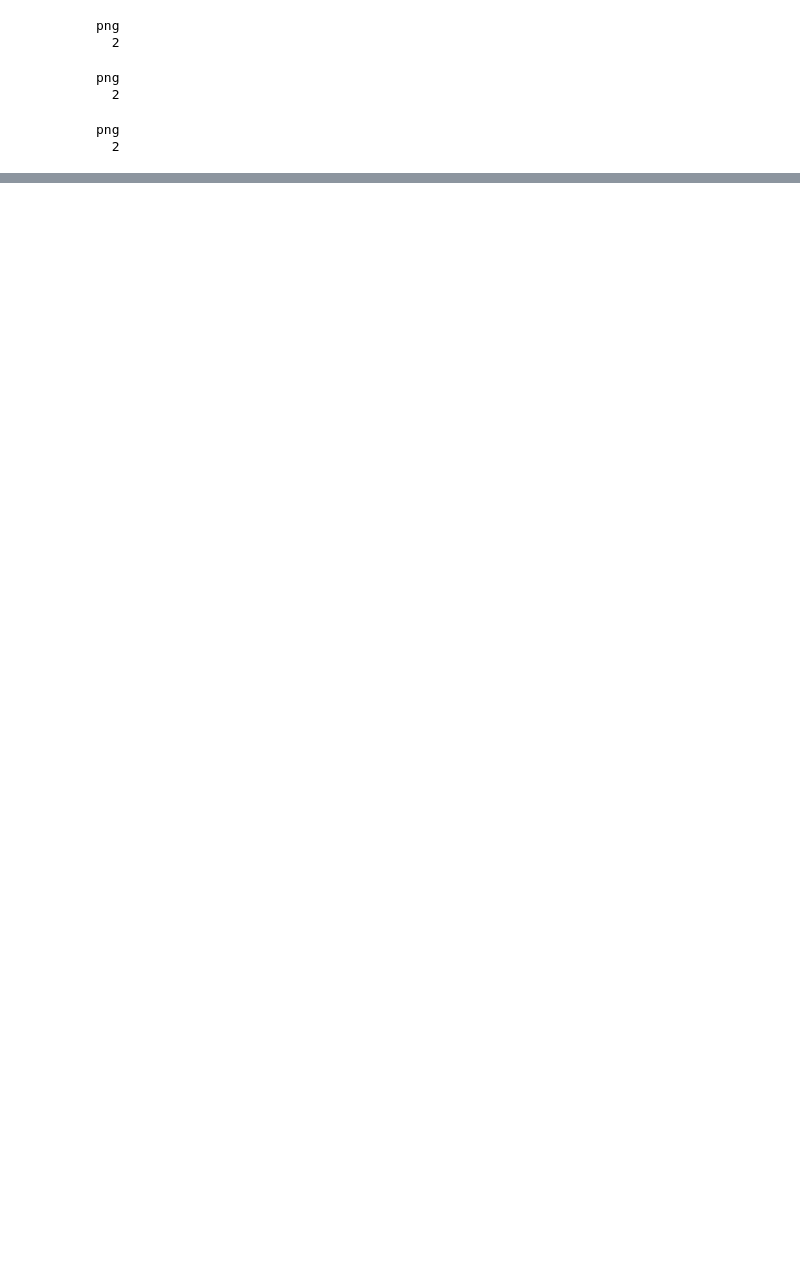
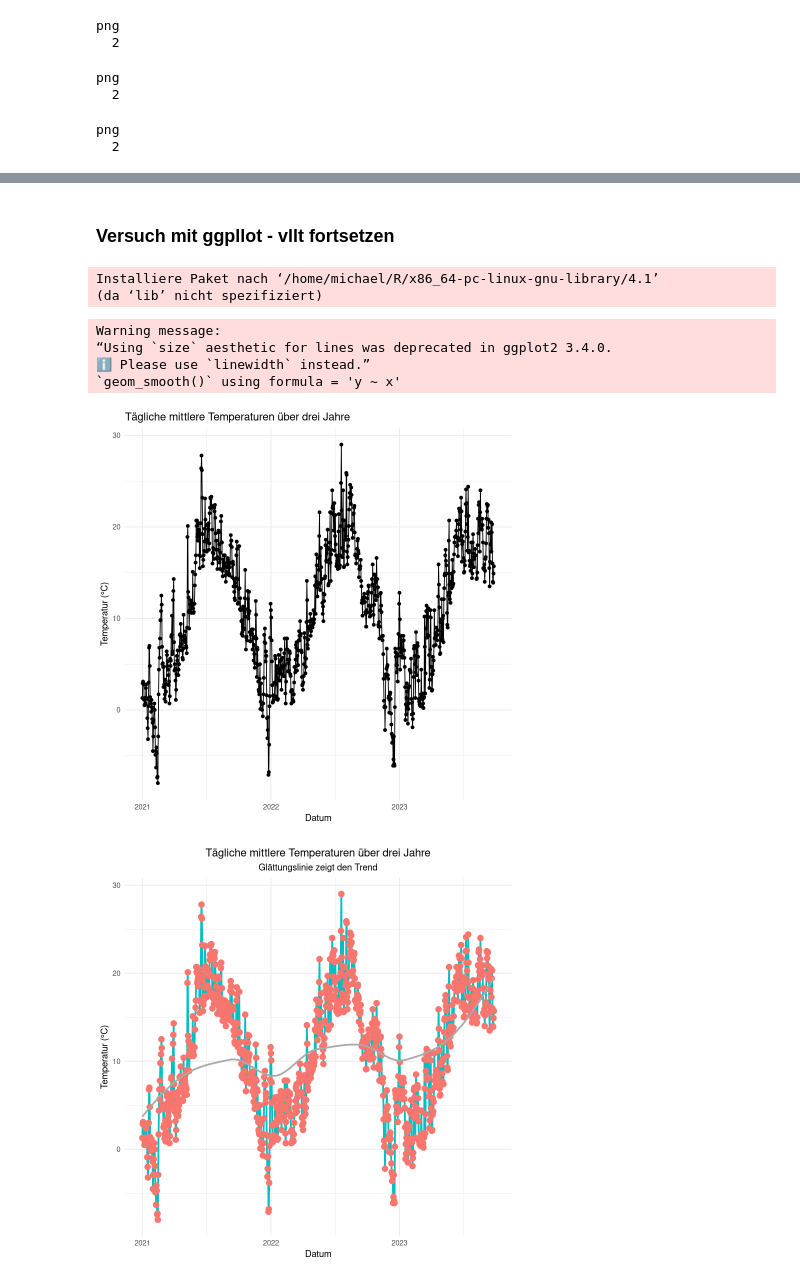
Before and after one commit to micael92/wetter_analyse, a Jupyter notebook: 06_daten_visualisieren.ipynb, the cells around one changed output, grey strips where cells are left out. Cells and saved outputs as stored; diff of their text form; code cells hidden in the pictures; blank space fills up the shorter version.

```diff
--- a/06_daten_visualisieren.ipynb
+++ b/06_daten_visualisieren.ipynb
@@ -47,8 +0,0 @@ end_datum <- as.Date("2023-12-31")
-# %%
-# Entfernen von fehlerhaften Daten
-
-for (i in seq_along(wetterdaten)) {
-  wetterdaten[[i]] <- subset(wetterdaten[[i]], RSK <= 400.0 & RSK >= 0.0)
-  wetterdaten[[i]] <- subset(wetterdaten[[i]], SDK <= 24 & SDK >= 0)
-  wetterdaten[[i]] <- subset(wetterdaten[[i]], TMK <= 60 & TMK >= -60)
-}
@@ -55,7 +6,7 @@ for (i in seq_along(wetterdaten)) {
 # %%
-# Die bereinigten Datensätze für die weitere Verwendung speichern
+# Daten einlesen
 
-saveRDS(wetterdaten, "datasets/rds/wetterdaten.rds")
+wetterdaten <- readRDS("datasets/rds/wetterdaten.rds")
 # %%
 # Verschiedene Informationen zu den Dateien anzeigen
 # durch entfernen der Kommentarzeichen können die einzelnen Informationen ausgegeben werden
@@ -308,0 +144,36 @@ Warning message in remove(var_stda):
+# %% [markdown]
+### Versuch mit ggpllot - vllt fortsetzen
+# %%
+# Installieren und Laden des ggplot2-Pakets
+#if (!require(ggplot2))
+install.packages("ggplot2")
+library(ggplot2)
+# %% [output]
+Installiere Paket nach ‘/home/michael/R/x86_64-pc-linux-gnu-library/4.1’
+(da ‘lib’ nicht spezifiziert)
+# %%
+# Erstellen eines Plots
+ggplot(daten_letzten_3_jahre, aes(x = MESS_DATUM, y = TMK)) +
+  geom_line() +  # Linienplot
+  geom_point() + # Punkte hinzufügen
+  labs(title = "Tägliche mittlere Temperaturen über drei Jahre",
+       x = "Datum", y = "Temperatur (°C)") +
+  theme_minimal() # Minimalistisches Design
+
+ggplot(daten_letzten_3_jahre, aes(x = MESS_DATUM, y = TMK)) +
+  geom_line(color = "#00BFC4", size = 1) +  # Farbige Linie
+  geom_point(color = "#F8766D", size = 3) +  # Farbige Punkte
+  geom_smooth(method = "loess", se = FALSE, color = "darkgray", size = 1) +  # Glättungslinie
+  labs(title = "Tägliche mittlere Temperaturen über drei Jahre",
+       subtitle = "Glättungslinie zeigt den Trend",
+       x = "Datum", y = "Temperatur (°C)") +
+  theme_minimal() +
+  theme(plot.title = element_text(hjust = 0.5),  # Zentrierter Titel
+        plot.subtitle = element_text(hjust = 0.5))  # Zentrierter Untertitel
+# %% [output]
+Warning message:
+“Using `size` aesthetic for lines was deprecated in ggplot2 3.4.0.
+ℹ Please use `linewidth` instead.”
+`geom_smooth()` using formula = 'y ~ x'
+[figure, added]
+[figure, added]
```
Also changed, not shown: parts of 11 cells of this notebook, 14 other files.
